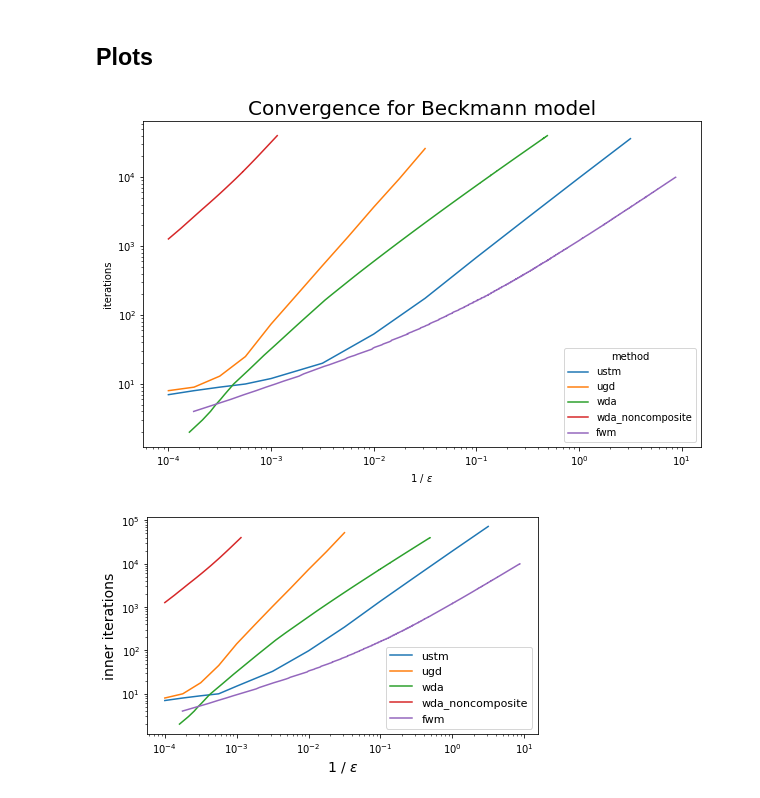
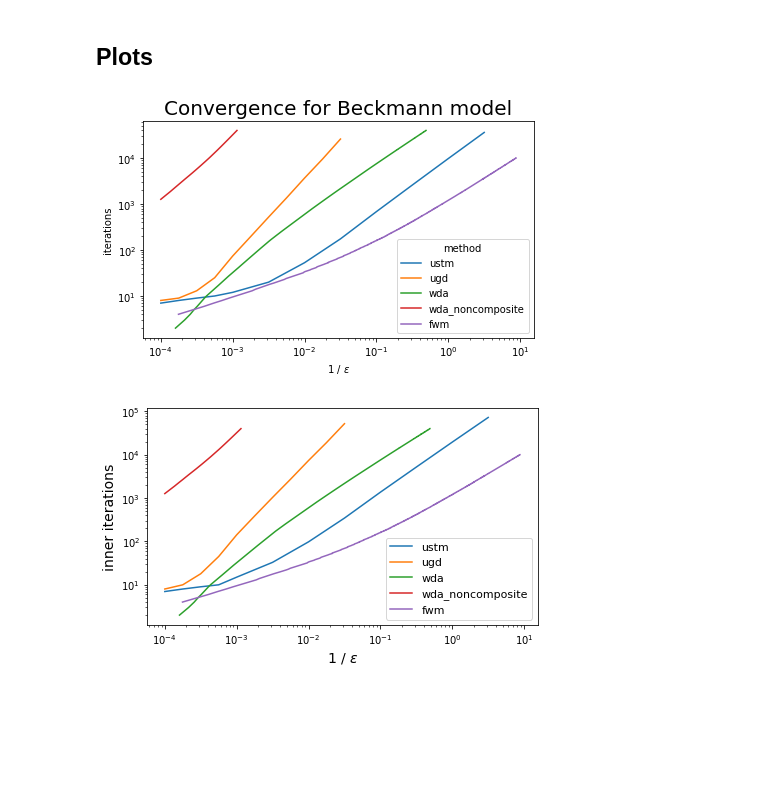
Before and after one commit to MeruzaKub/TransportNet, a Jupyter notebook: Stable Dynamic & Beckman/Anaheim_Beckmann_Experiments.ipynb, the cells around one changed output. Saved outputs shown, nothing was run; the diff lists cells and outputs as text; code cells hidden in the pictures; blank space fills up the shorter version.

```diff
--- a/Stable Dynamic & Beckman/Anaheim_Beckmann_Experiments.ipynb
+++ b/Stable Dynamic & Beckman/Anaheim_Beckmann_Experiments.ipynb
@@ -343,6 +343,9 @@ Flow excess = 0.99109858672655
 # %%
 %matplotlib inline
 from matplotlib import pyplot as plt
+import pickle
+import numpy as np
+beckmann_save = 'beckmann_results/'
 # %%
 results = {}
 
@@ -351,6 +354,7 @@ for method in ['ustm', 'ugd']:
     results[method]['iters'] = []
     results[method]['inner_iters'] = []
     results[method]['epsilon'] = []
+    results[method]['dual_gap_init'] = []
     i = 0
     while True:
         try:
@@ -360,6 +364,7 @@ for method in ['ustm', 'ugd']:
                 results[method]['epsilon'].append(result['eps_abs'])
                 results[method]['iters'].append(result['iter_num'])
                 results[method]['inner_iters'].append(result['history'].get('inner_iters')[-1])
+                results[method]['dual_gap_init'].append(result['history'].get('dual_gap')[0])
         except FileNotFoundError:
             break
         i += 1
@@ -370,6 +375,7 @@ for method in ['wda', 'wda_noncomposite']:
         result = pickle.load(f)
         results[method]['epsilon'] = result['history'].get('dual_gap')
         results[method]['iters'] = result['history'].get('iter')
+        results[method]['dual_gap_init'] = result['history'].get('dual_gap')[0]
 # %%
 method = 'fwm'
 with open(beckmann_save + 'anaheim_result_fwm_t_weighted_max_iter_10000_beckmann.pickle', 'rb') as f:
@@ -377,23 +383,22 @@ with open(beckmann_save + 'anaheim_result_fwm_t_weighted_max_iter_10000_beckmann
     result = pickle.load(f)
     results[method]['epsilon'] = result['history'].get('dual_gap')
     results[method]['iters'] = result['history'].get('iter')
+    results[method]['dual_gap_init'] = result['history'].get('dual_gap')[0]
 # %%
-plt.figure(figsize=(10,6))
+plt.figure(figsize=(7,4))
 plt.title('Convergence for Beckmann model', fontsize=20)
 eps_upper = 1e4
 for method, data in results.items():
     x = 1. / np.array(data['epsilon'])
-    x_inds = np.argsort(x)
-    x = x[x_inds]
-    y = np.array(data['iters'])[x_inds]
+    y = np.array(data['iters'])
     ind = np.nonzero(1 / x <= eps_upper)
     plt.plot(x[ind], y[ind], label = method)
 plt.legend(title = 'method')
 plt.xscale('log')
 plt.yscale('log')
 plt.xlabel(r'1 / $\varepsilon$')
 plt.ylabel('iterations')
 plt.show()
 # %% [output]
-[figure, old version]
+[figure, new version]
 # %%
```
Also changed, not shown: parts of 2 cells of this notebook, 45 other files.
